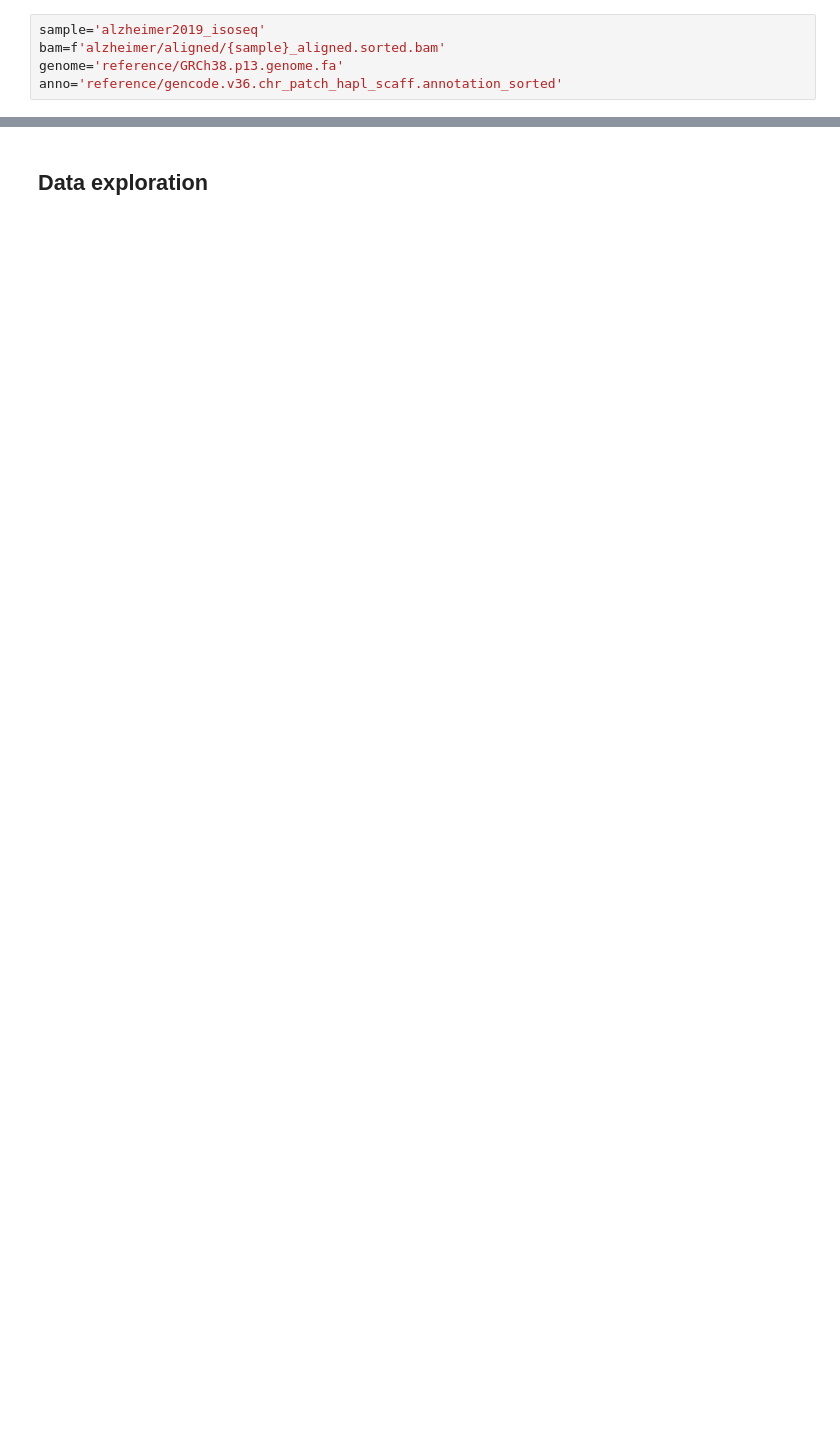
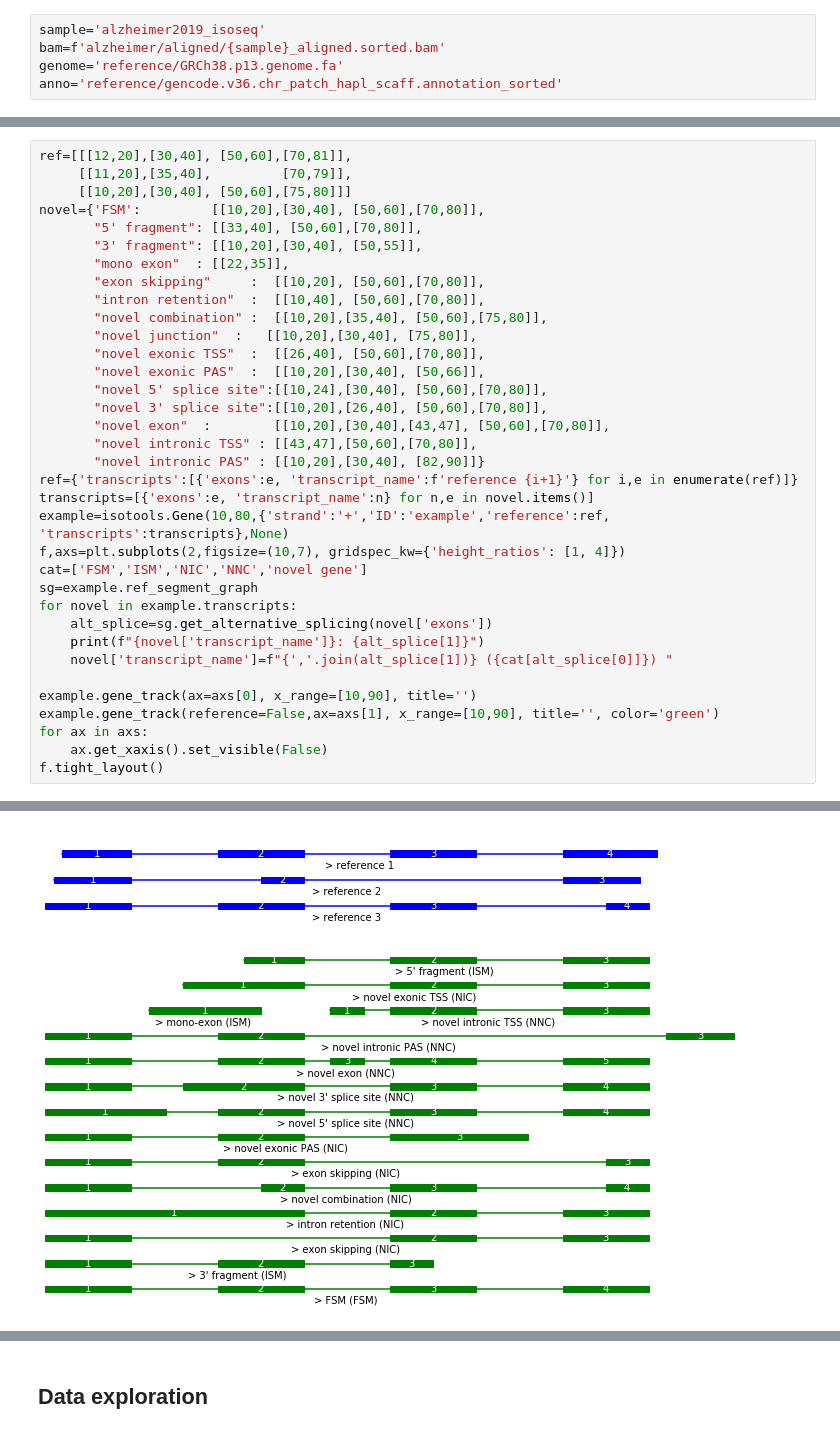
Before and after one commit to MatthiasLienhard/isotools, a Jupyter notebook: docs/notebooks/isotools_alzheimer.ipynb, the cells around one changed output, grey strips where cells are left out. Saved outputs shown, nothing was run; the diff lists cells and outputs as text; blank space fills up the shorter version.

```diff
--- a/docs/notebooks/isotools_alzheimer.ipynb
+++ b/docs/notebooks/isotools_alzheimer.ipynb
@@ -77,0 +145,36 @@ except FileNotFoundError:
+# %%
+ref=[[[12,20],[30,40], [50,60],[70,81]],
+     [[11,20],[35,40],         [70,79]],
+     [[10,20],[30,40], [50,60],[75,80]]]
+novel={'FSM':         [[10,20],[30,40], [50,60],[70,80]],
+       "5' fragment": [[33,40], [50,60],[70,80]],
+       "3' fragment": [[10,20],[30,40], [50,55]],
+       "mono exon"  : [[22,35]],
+       "exon skipping"     :  [[10,20], [50,60],[70,80]],
+       "intron retention"  :  [[10,40], [50,60],[70,80]],
+       "novel combination" :  [[10,20],[35,40], [50,60],[75,80]],
+       "novel junction"  :   [[10,20],[30,40], [75,80]],
+       "novel exonic TSS"  :  [[26,40], [50,60],[70,80]],
+       "novel exonic PAS"  :  [[10,20],[30,40], [50,66]],
+       "novel 5' splice site":[[10,24],[30,40], [50,60],[70,80]],
+       "novel 3' splice site":[[10,20],[26,40], [50,60],[70,80]],
+       "novel exon"  :        [[10,20],[30,40],[43,47], [50,60],[70,80]],
+       "novel intronic TSS" : [[43,47],[50,60],[70,80]],
+       "novel intronic PAS" : [[10,20],[30,40], [82,90]]}
+ref={'transcripts':[{'exons':e, 'transcript_name':f'reference {i+1}'} for i,e in enumerate(ref)]}
+transcripts=[{'exons':e, 'transcript_name':n} for n,e in novel.items()]
+example=isotools.Gene(10,80,{'strand':'+','ID':'example','reference':ref, 'transcripts':transcripts},None)
+f,axs=plt.subplots(2,figsize=(10,7), gridspec_kw={'height_ratios': [1, 4]})
+cat=['FSM','ISM','NIC','NNC','novel gene']
+sg=example.ref_segment_graph
+for novel in example.transcripts:
+    alt_splice=sg.get_alternative_splicing(novel['exons'])
+    print(f"{novel['transcript_name']}: {alt_splice[1]}")
+    novel['transcript_name']=f"{','.join(alt_splice[1])} ({cat[alt_splice[0]]}) "
+
+example.gene_track(ax=axs[0], x_range=[10,90], title='')
+example.gene_track(reference=False,ax=axs[1], x_range=[10,90], title='', color='green')
+for ax in axs:
+    ax.get_xaxis().set_visible(False)
+f.tight_layout()
+# %% [output]
@@ -77,0 +196 @@ except FileNotFoundError:
+[figure, added]
```
Also changed, not shown: parts of 19 cells of this notebook, 12 other files.
